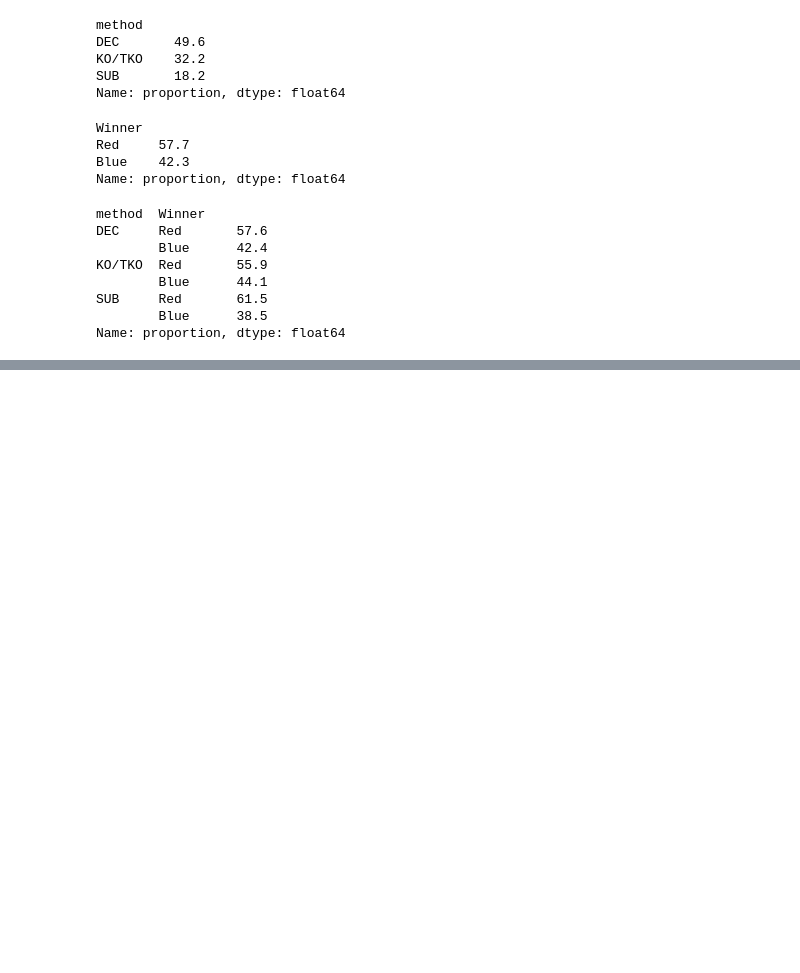
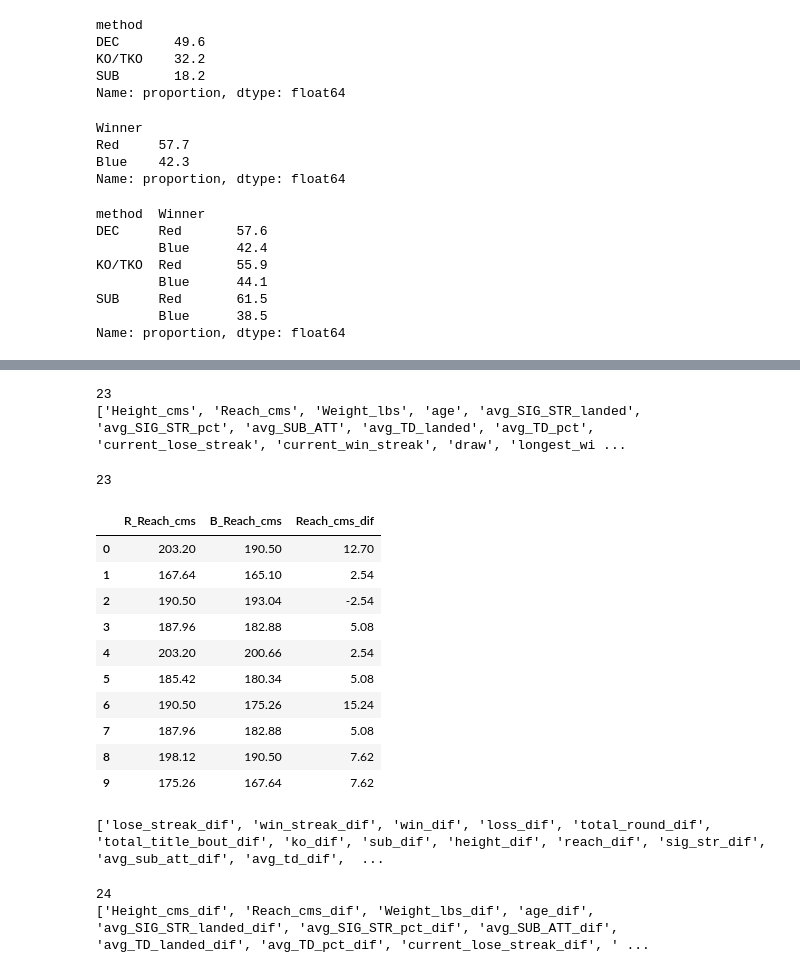
Before and after one commit to shaj9054/UFC-Predictor, a Jupyter notebook: explore.ipynb, the cells around one changed output, grey strips where cells are left out. Saved outputs shown, nothing was run; the diff lists cells and outputs as text; code cells hidden in the pictures; blank space fills up the shorter version.

```diff
--- a/explore.ipynb
+++ b/explore.ipynb
@@ -204,0 +277,45 @@ Name: proportion, dtype: float64
+# %%
+df_clean['R_is_ranked'] = df_clean['R_match_weightclass_rank'].notnull().astype(int)
+df_clean['B_is_ranked'] = df_clean['B_match_weightclass_rank'].notnull().astype(int)
+
+df_clean['R_rank_filled'] = df_clean['R_match_weightclass_rank'].fillna(20)
+df_clean['B_rank_filled'] = df_clean['B_match_weightclass_rank'].fillna(20)
+# %%
+df_clean['rank_dif'] = df_clean['B_rank_filled'] - df_clean['R_rank_filled']
+# %%
+drop_these = ['fighter', 'odds', 'ev', 'Stance']
+numeric_pairs = [s for s in paired if s not in ranks and s not in drop_these]
+
+print(len(numeric_pairs))
+print(numeric_pairs)
+# %% [output]
+23
+['Height_cms', 'Reach_cms', 'Weight_lbs', 'age', 'avg_SIG_STR_landed', 'avg_SIG_STR_pct', 'avg_SUB_ATT', 'avg_TD_landed', 'avg_TD_pct', 'current_lose_streak', 'current_win_streak', 'draw', 'longest_wi ...
+# %%
+for stat in numeric_pairs:
+    df_clean[f'{stat}_dif'] = df_clean[f'R_{stat}'] - df_clean[f'B_{stat}']
+# %%
+dif_cols = [c for c in df_clean.columns if c.endswith('_dif')]
+print(len(dif_cols))
+# %% [output]
+23
+# %%
+# use the correct (case-sensitive) column name
+df_clean[['R_Reach_cms', 'B_Reach_cms', 'Reach_cms_dif']].head(10)
+# %% [output]
+|  | R_Reach_cms | B_Reach_cms | Reach_cms_dif |
+| 0 | 203.20 | 190.50 | 12.70 |
+| 1 | 167.64 | 165.10 | 2.54 |
+| 2 | 190.50 | 193.04 | -2.54 |
+| 3 | 187.96 | 182.88 | 5.08 |
+| 4 | 203.20 | 200.66 | 2.54 |
+| 5 | 185.42 | 180.34 | 5.08 |
+| 6 | 190.50 | 175.26 | 15.24 |
+| 7 | 187.96 | 182.88 | 5.08 |
+| 8 | 198.12 | 190.50 | 7.62 |
+| 9 | 175.26 | 167.64 | 7.62 |
+# %%
+theirs = [c for c in dif_cols if c[:-4] not in numeric_pairs]
+print(theirs)
+# %% [output]
+['lose_streak_dif', 'win_streak_dif', 'win_dif', 'loss_dif', 'total_round_dif', 'total_title_bout_dif', 'ko_dif', 'sub_dif', 'height_dif', 'reach_dif', 'sig_str_dif', 'avg_sub_att_dif', 'avg_td_dif',  ...
@@ -204,0 +326,7 @@ Name: proportion, dtype: float64
+# %%
+dif_cols = [c for c in df_clean.columns if c.endswith('_dif')]
+print(len(dif_cols))
+print(sorted(dif_cols))
+# %% [output]
+24
+['Height_cms_dif', 'Reach_cms_dif', 'Weight_lbs_dif', 'age_dif', 'avg_SIG_STR_landed_dif', 'avg_SIG_STR_pct_dif', 'avg_SUB_ATT_dif', 'avg_TD_landed_dif', 'avg_TD_pct_dif', 'current_lose_streak_dif', ' ...
```
Also changed, not shown: parts of 27 cells of this notebook, 1 other file.
